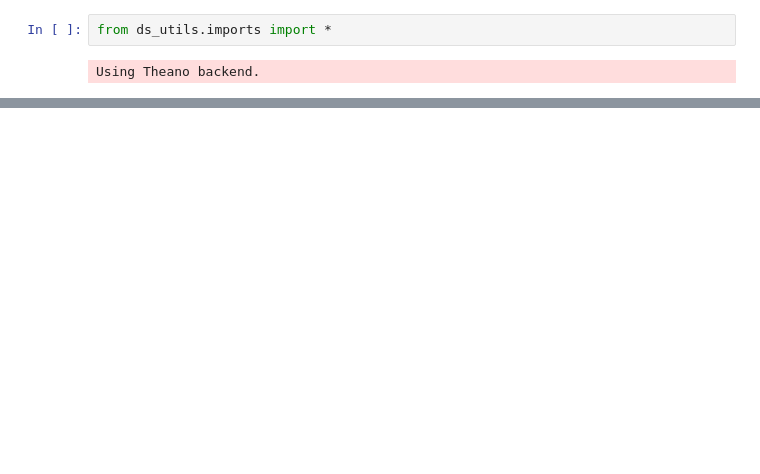
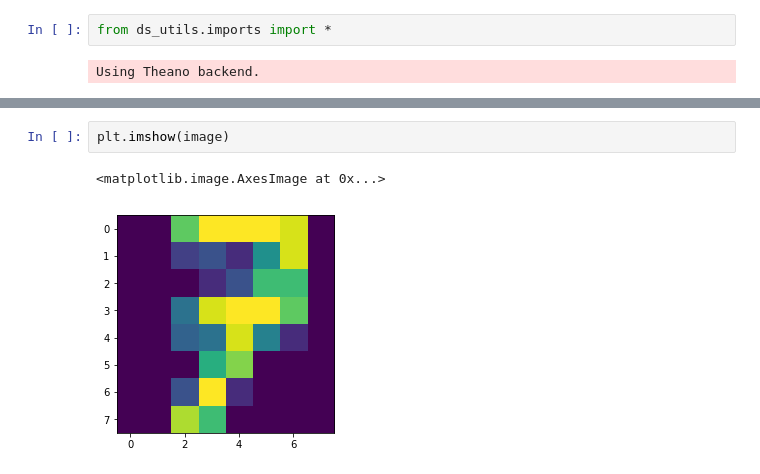
Before and after one commit to yang-zhang/code-data-science, a Jupyter notebook: python.ipynb, the cells around one changed output, grey strips where cells are left out. Cells and saved outputs as stored; diff of their text form; blank space fills up the shorter version.

```diff
--- a/python.ipynb
+++ b/python.ipynb
@@ -13,0 +23,5 @@ plt.imshow(digits.images[-1], cmap=plt.cm.gray_r)
+# %%
+plt.imshow(image)
+# %% [output]
+<matplotlib.image.AxesImage at 0x...>
+[figure, added]
```
Also changed, not shown: parts of 6 cells of this notebook, 1 other file.
